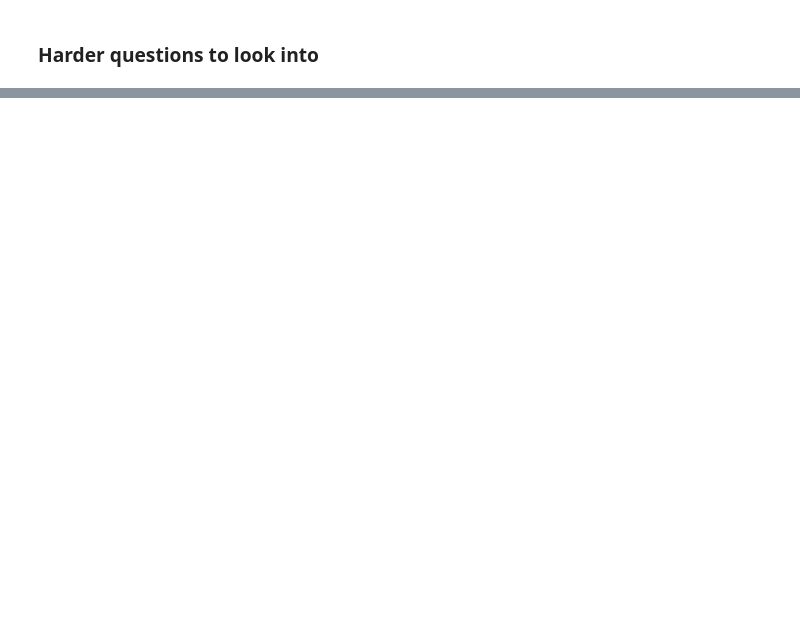
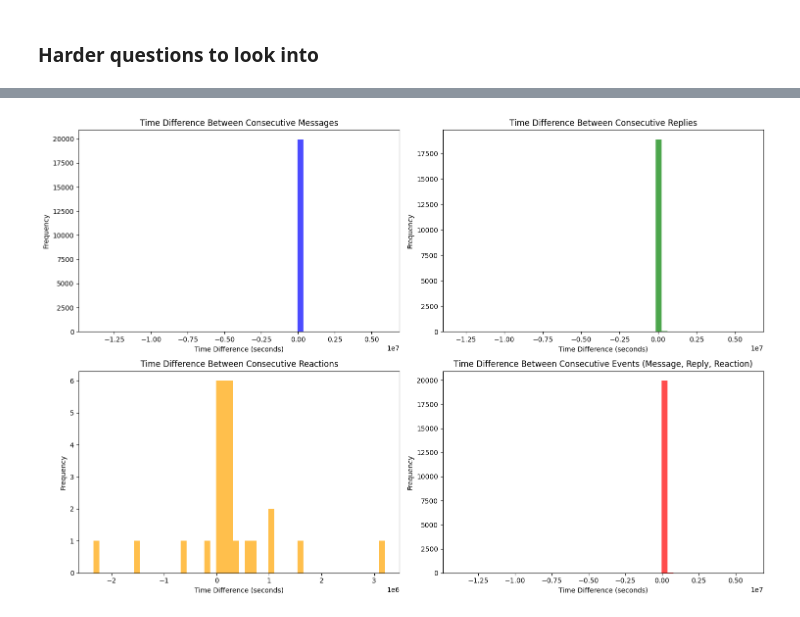
Before and after one commit to biruk-tadesse/10xac_week0_starter_network_analysis, a Jupyter notebook: notebooks/parse_slack_data.ipynb, the cells around one changed output, grey strips where cells are left out. Cells and saved outputs as stored; diff of their text form; code cells hidden in the pictures; blank space fills up the shorter version.

```diff
--- a/notebooks/parse_slack_data.ipynb
+++ b/notebooks/parse_slack_data.ipynb
@@ -344,0 +435,43 @@ The user with the most reactions is: U03V6HMRPGQ
+# %%
+# Convert 'time_sent' to DateTime format
+combined_df['time_sent'] = pd.to_datetime(combined_df['time_sent'], unit='s')
+
+# Calculate time differences
+combined_df['time_diff_message'] = combined_df['time_sent'].diff()
+combined_df['time_diff_reply'] = combined_df[combined_df['message_type'] == 'message']['time_sent'].diff()
+combined_df['time_diff_reaction'] = combined_df[combined_df['message_type'] == 'thread_broadcast']['time_sent'].diff()
+combined_df['time_diff_event'] = combined_df['time_sent'].diff()
+
+
+
+# Plot histograms
+plt.figure(figsize=(15, 10))
+
+plt.subplot(2, 2, 1)
+plt.hist(combined_df['time_diff_message'].dt.total_seconds(), bins=50, color='blue', alpha=0.7)
+plt.title('Time Difference Between Consecutive Messages')
+plt.xlabel('Time Difference (seconds)')
+plt.ylabel('Frequency')
+
+plt.subplot(2, 2, 2)
+plt.hist(combined_df['time_diff_reply'].dt.total_seconds(), bins=50, color='green', alpha=0.7)
+plt.title('Time Difference Between Consecutive Replies')
+plt.xlabel('Time Difference (seconds)')
+plt.ylabel('Frequency')
+
+plt.subplot(2, 2, 3)
+plt.hist(combined_df['time_diff_reaction'].dt.total_seconds(), bins=50, color='orange', alpha=0.7)
+plt.title('Time Difference Between Consecutive Reactions')
+plt.xlabel('Time Difference (seconds)')
+plt.ylabel('Frequency')
+
+plt.subplot(2, 2, 4)
+plt.hist(combined_df['time_diff_event'].dt.total_seconds(), bins=50, color='red', alpha=0.7)
+plt.title('Time Difference Between Consecutive Events (Message, Reply, Reaction)')
+plt.xlabel('Time Difference (seconds)')
+plt.ylabel('Frequency')
+
+plt.tight_layout()
+plt.show()
+# %% [output]
+[figure, added]
```
Also changed, not shown: parts of 22 cells of this notebook, 16 other files.
